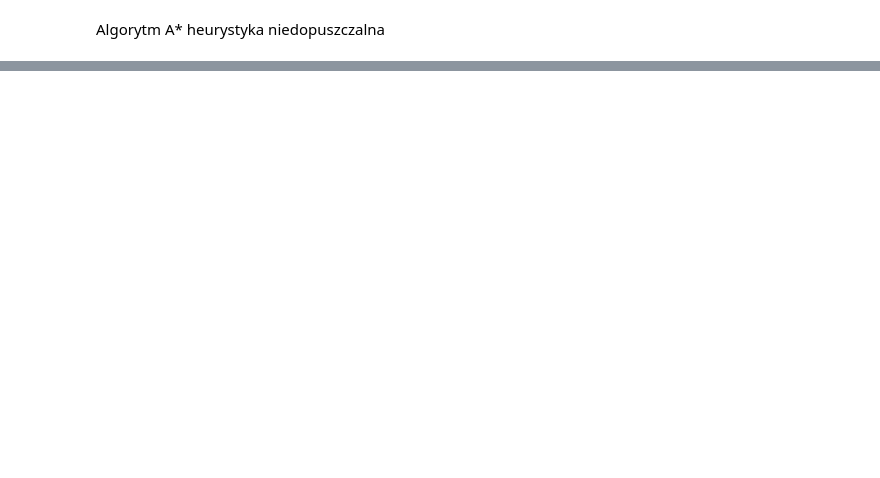
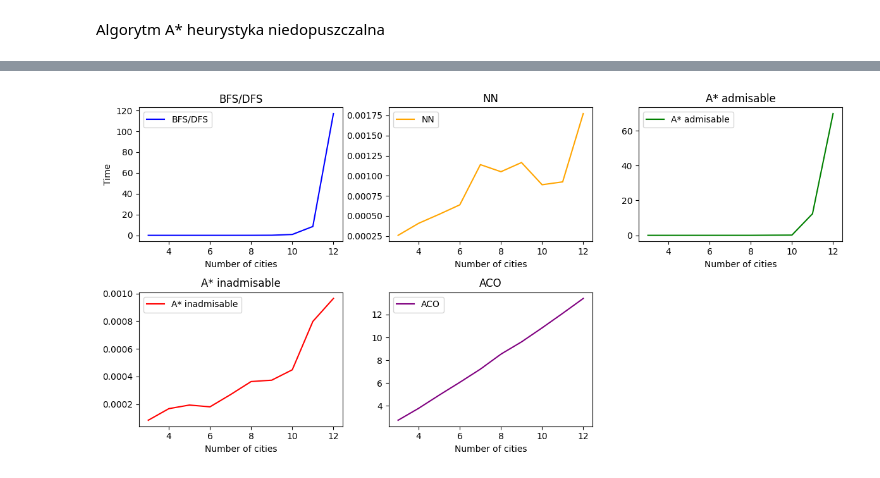
Before and after one commit to Dert14/PSI, a Jupyter notebook: Lab 4 ACO/lab 4.ipynb, the cells around one changed output, grey strips where cells are left out. Saved outputs shown, nothing was run; the diff lists cells and outputs as text; code cells hidden in the pictures; blank space fills up the shorter version.

```diff
--- a/Lab 4 ACO/lab 4.ipynb
+++ b/Lab 4 ACO/lab 4.ipynb
@@ -520,0 +618,47 @@ min distance is 510.9030398841064 for path
+# %%
+times = [[3.0040740966796875e-05, 3.62396240234375e-05, 6.222724914550781e-05, 0.0002028942108154297, 0.0017018318176269531, 0.018591880798339844, 0.09621906280517578, 0.8336648941040039, 8.499051809310913, 117.10200929641724], [0.00025916099548339844, 0.0004088878631591797, 0.0005209445953369141, 0.0006382465362548828, 0.0011379718780517578, 0.0010499954223632812, 0.0011639595031738281, 0.0008881092071533203, 0.0009238719940185547, 0.0017728805541992188], [0.00010204315185546875, 0.00048804283142089844, 0.0009429454803466797, 0.002760171890258789, 0.005215883255004883, 0.006412029266357422, 0.08205389976501465, 0.13637495040893555, 12.376613140106201, 69.92696690559387], [8.296966552734375e-05, 0.00016689300537109375, 0.00019288063049316406, 0.0001800060272216797, 0.00026869773864746094, 0.0003631114959716797, 0.00037288665771484375, 0.00044798851013183594, 0.0007979869842529297, 0.0009641647338867188], [2.7382240295410156, 3.786069869995117, 4.9420318603515625, 6.061500787734985, 7.217302083969116, 8.530563116073608, 9.605347871780396, 10.833615064620972, 12.10542106628418, 13.4092857837677]]
+# %%
+
+figsize = (12, 6)
+
+fig, axs = plt.subplots(nrows=2, ncols=3, figsize=figsize)
+
+ax = axs[0, 0]
+ax.plot(list(range(3, 13)), times[0], color='blue', label="BFS/DFS")
+ax.set_title("BFS/DFS")
+ax.set_xlabel("Number of cities")
+ax.set_ylabel("Time")
+ax.legend()
+
+ax = axs[0, 1]
+ax.plot(list(range(3, 13)), times[1], color='orange', label="NN")
+ax.set_title("NN")
+ax.set_xlabel("Number of cities")
+ax.legend()
+
+ax = axs[0, 2]
+ax.plot(list(range(3, 13)), times[2], color='green', label="A* admisable")
+ax.set_title("A* admisable")
+ax.set_xlabel("Number of cities")
+ax.legend()
+
+ax = axs[1, 0]
+ax.plot(list(range(3, 13)), times[3], color='red', label="A* inadmisable")
+ax.set_title("A* inadmisable")
+ax.set_xlabel("Number of cities")
+ax.legend()
+
+ax = axs[1, 1]
+ax.plot(list(range(3, 13)), times[4], color='purple', label="ACO")
+ax.set_title("ACO")
+ax.set_xlabel("Number of cities")
+ax.legend()
+
+ax = axs[1, 2]
+ax.axis('off')
+
+plt.subplots_adjust(hspace=0.5)
+
+plt.tight_layout()
+# %% [output]
+[figure, added]
```
Also changed, not shown: parts of 10 cells of this notebook, 2 other files.
